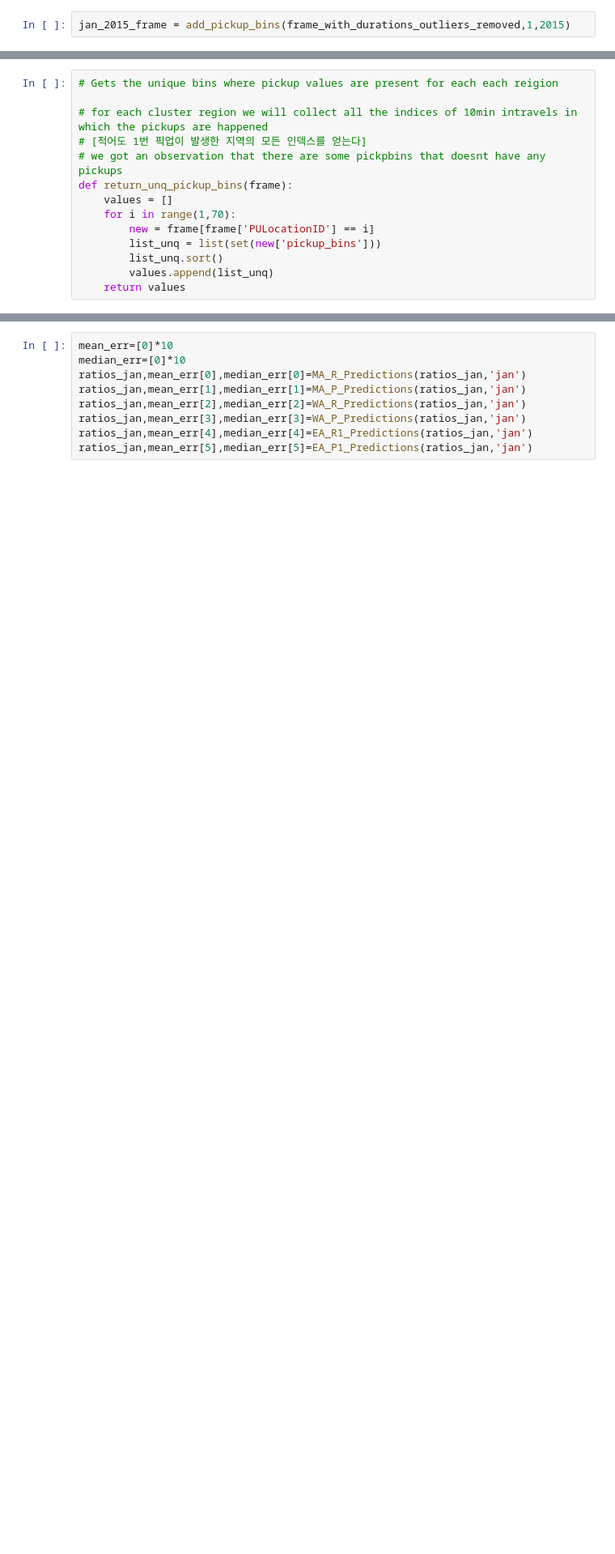
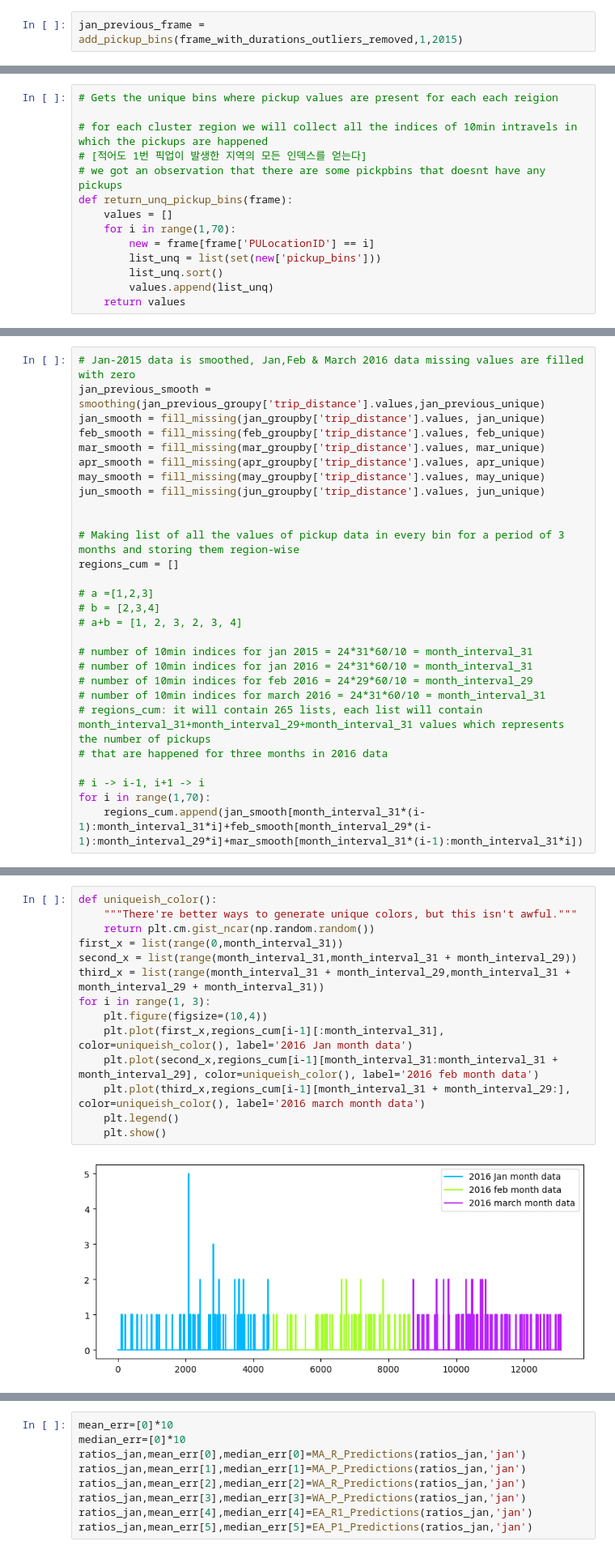
Before and after one commit to SoftwareApplicatiokn/newyork_taxi, a Jupyter notebook: taxi2015.ipynb, the cells around one changed output, grey strips where cells are left out. Shown at 81% size. Drawn from its saved outputs; the diff is of its cells as text; blank space fills up the shorter version.

Commit message:
2015 year 6month

```diff
--- a/taxi2015.ipynb
+++ b/taxi2015.ipynb
@@ -537,5 +550,5 @@ def add_pickup_bins(frame,month,year):
     frame['pickup_bins'] = np.array(tenminutewise_binned_unix_pickup_times)
     return frame
 # %%
-jan_2015_frame = add_pickup_bins(frame_with_durations_outliers_removed,1,2015)
+jan_previous_frame = add_pickup_bins(frame_with_durations_outliers_removed,1,2015)
 # %%
@@ -1009,0 +814,28 @@ def EA_P1_Predictions(ratios,month):
+# %%
+# Jan-2015 data is smoothed, Jan,Feb & March 2016 data missing values are filled with zero
+jan_previous_smooth = smoothing(jan_previous_groupy['trip_distance'].values,jan_previous_unique)
+jan_smooth = fill_missing(jan_groupby['trip_distance'].values, jan_unique)
+feb_smooth = fill_missing(feb_groupby['trip_distance'].values, feb_unique)
+mar_smooth = fill_missing(mar_groupby['trip_distance'].values, mar_unique)
+apr_smooth = fill_missing(apr_groupby['trip_distance'].values, apr_unique)
+may_smooth = fill_missing(may_groupby['trip_distance'].values, may_unique)
+jun_smooth = fill_missing(jun_groupby['trip_distance'].values, jun_unique)
+
+
+# Making list of all the values of pickup data in every bin for a period of 3 months and storing them region-wise
+regions_cum = []
+
+# a =[1,2,3]
+# b = [2,3,4]
+# a+b = [1, 2, 3, 2, 3, 4]
+
+# number of 10min indices for jan 2015 = 24*31*60/10 = month_interval_31
+# number of 10min indices for jan 2016 = 24*31*60/10 = month_interval_31
+# number of 10min indices for feb 2016 = 24*29*60/10 = month_interval_29
+# number of 10min indices for march 2016 = 24*31*60/10 = month_interval_31
+# regions_cum: it will contain 265 lists, each list will contain month_interval_31+month_interval_29+month_interval_31 values which represents the number of pickups
+# that are happened for three months in 2016 data
+
+# i -> i-1, i+1 -> i
+for i in range(1,70):
+    regions_cum.append(jan_smooth[month_interval_31*(i-1):month_interval_31*i]+feb_smooth[month_interval_29*(i-1):month_interval_29*i]+mar_smooth[month_interval_31*(i-1):month_interval_31*i])
@@ -1009,0 +848,16 @@ def EA_P1_Predictions(ratios,month):
+# %%
+def uniqueish_color():
+    """There're better ways to generate unique colors, but this isn't awful."""
+    return plt.cm.gist_ncar(np.random.random())
+first_x = list(range(0,month_interval_31))
+second_x = list(range(month_interval_31,month_interval_31 + month_interval_29))
+third_x = list(range(month_interval_31 + month_interval_29,month_interval_31 + month_interval_29 + month_interval_31))
+for i in range(1, 3):
+    plt.figure(figsize=(10,4))
+    plt.plot(first_x,regions_cum[i-1][:month_interval_31], color=uniqueish_color(), label='2016 Jan month data')
+    plt.plot(second_x,regions_cum[i-1][month_interval_31:month_interval_31 + month_interval_29], color=uniqueish_color(), label='2016 feb month data')
+    plt.plot(third_x,regions_cum[i-1][month_interval_31 + month_interval_29:], color=uniqueish_color(), label='2016 march month data')
+    plt.legend()
+    plt.show()
+# %% [output]
+[figure, added]
```
Also changed, not shown: parts of 65 cells of this notebook, 2 other files.
